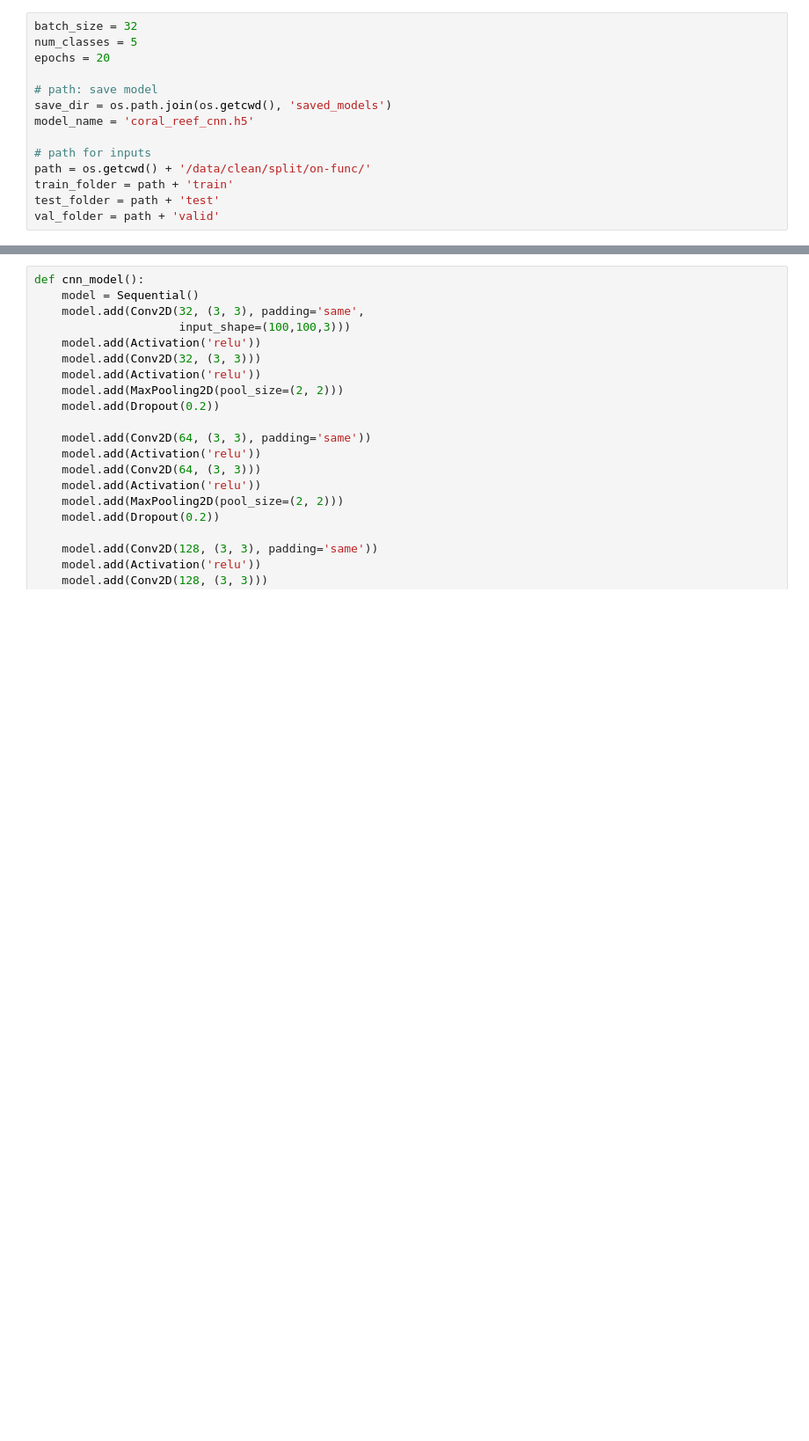
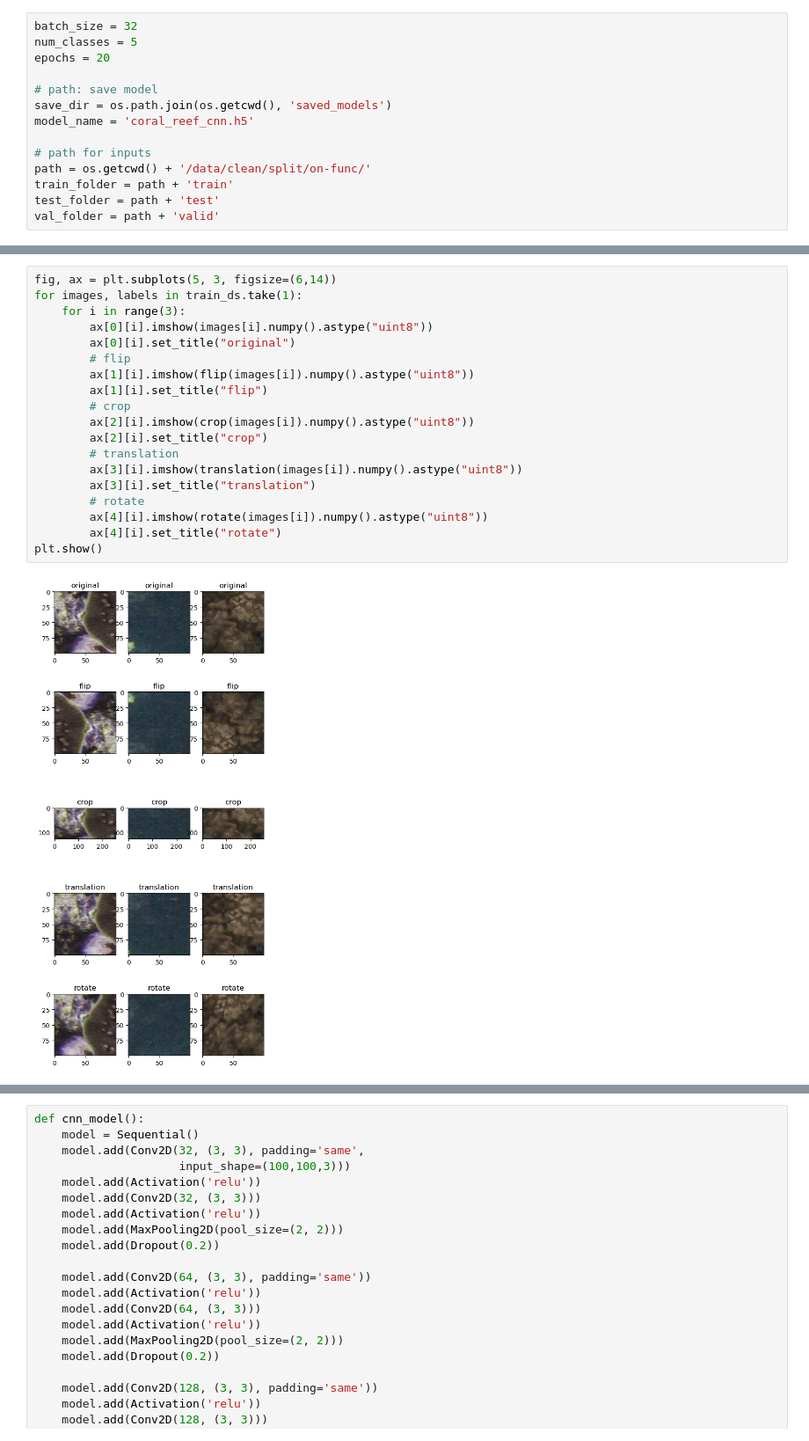
Before and after one commit to AlmaLiezenga/fruitpunch_coral_classification, a Jupyter notebook: model.ipynb, the cells around one changed output, grey strips where cells are left out. Shown at 88% size. Drawn from its saved outputs; the diff is of its cells as text; blank space fills up the shorter version.

```diff
--- a/model.ipynb
+++ b/model.ipynb
@@ -85,0 +120,21 @@ Found 450 files belonging to 5 classes.
+# %%
+fig, ax = plt.subplots(5, 3, figsize=(6,14))
+for images, labels in train_ds.take(1):
+    for i in range(3):
+        ax[0][i].imshow(images[i].numpy().astype("uint8"))
+        ax[0][i].set_title("original")
+        # flip
+        ax[1][i].imshow(flip(images[i]).numpy().astype("uint8"))
+        ax[1][i].set_title("flip")
+        # crop
+        ax[2][i].imshow(crop(images[i]).numpy().astype("uint8"))
+        ax[2][i].set_title("crop")
+        # translation
+        ax[3][i].imshow(translation(images[i]).numpy().astype("uint8"))
+        ax[3][i].set_title("translation")
+        # rotate
+        ax[4][i].imshow(rotate(images[i]).numpy().astype("uint8"))
+        ax[4][i].set_title("rotate")
+plt.show()
+# %% [output]
+[figure, added]
```
Also changed, not shown: parts of 8 cells of this notebook.
